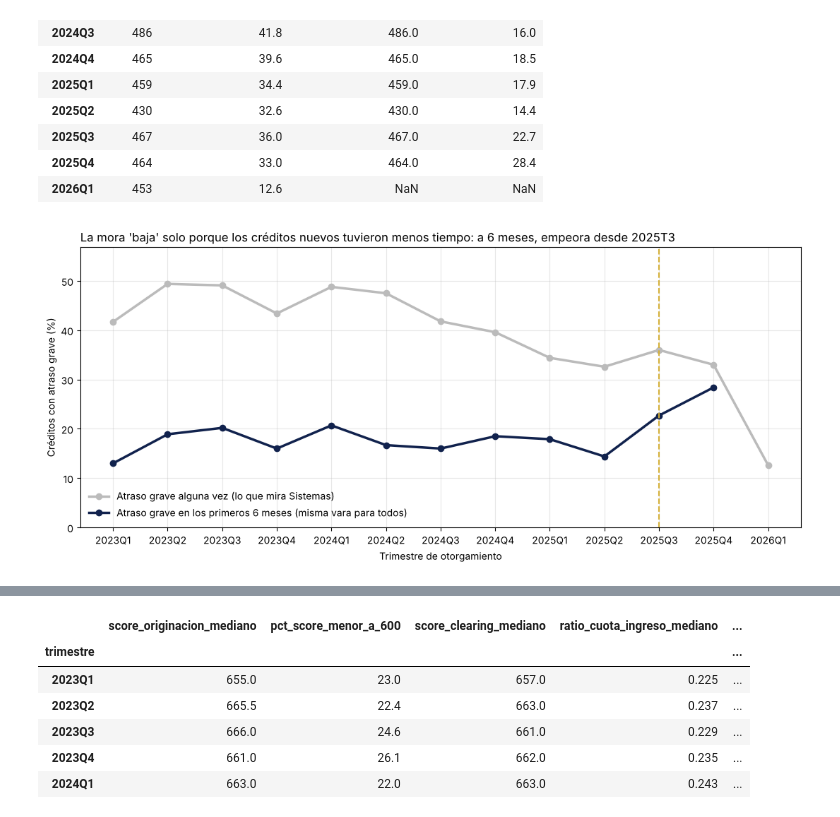
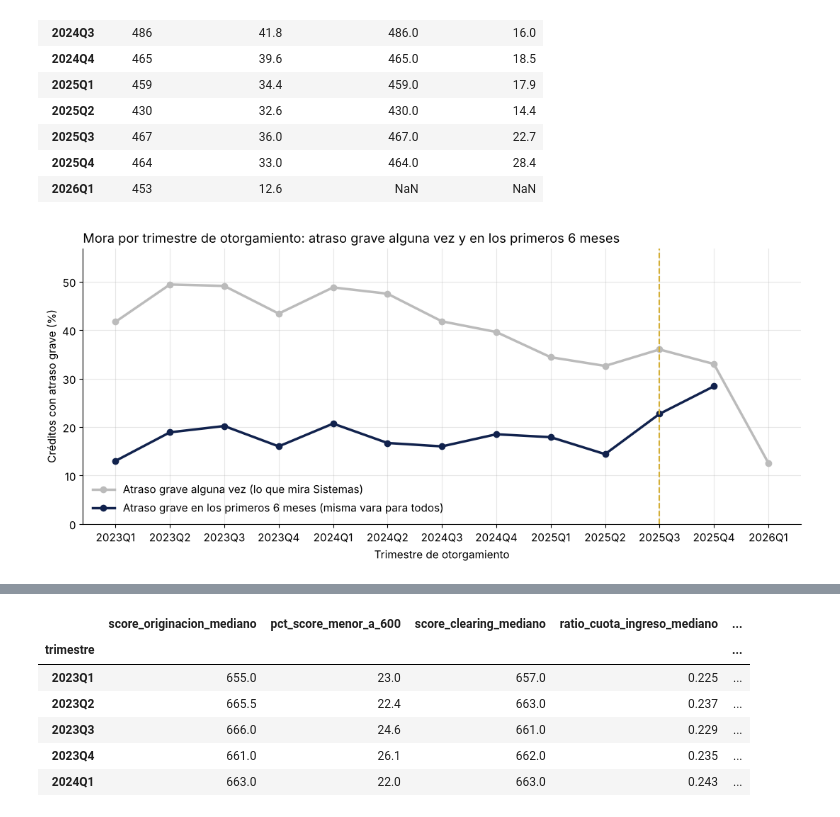
Before and after one commit to ncho06-a11y/proyecto-final-merli, a Jupyter notebook: notebooks/analisis_riesgo_credito.ipynb, the cells around one changed output, grey strips where cells are left out. Saved outputs shown, nothing was run; the diff lists cells and outputs as text; code cells hidden in the pictures.

```diff
--- a/notebooks/analisis_riesgo_credito.ipynb
+++ b/notebooks/analisis_riesgo_credito.ipynb
@@ -44,6 +38,9 @@ FORMATO_MES = "%Y-%m"
 PATRON_ISO = r"^\d{4}-\d{2}-\d{2}$"
 PATRON_DIA_MES_ANIO = r"^\d{2}/\d{2}/\d{4}$"
 
+# Los ids van como texto porque son etiquetas (no se suman). Las categóricas van como
+# texto y no como category: vienen escritas de varias maneras y se limpian en el 1.5.
+# Las numéricas con faltantes van como float64 porque int64 no admite NaN.
 TIPOS_CLIENTES = {
     "id_cliente": "str",
     "edad": "float64",  # tiene faltantes
@@ -93,8 +90,8 @@ COLUMNAS_FECHA_DOS_FORMATOS = ["fecha_alta_producto", "fecha_primer_atraso_grave
 TIPOS_TIPO_CAMBIO = {"tipo_cambio_usd": "float64", "valor_unidad_indexada": "float64"}
 FECHAS_TIPO_CAMBIO = {"mes": FORMATO_MES}
 
-# Categorías válidas de cada columna según el enunciado (los 19 departamentos de
-# Uruguay para departamento). Las uso para contar y para estandarizar.
+# Categorías válidas de cada columna según la descripción de los archivos (los 19
+# departamentos de Uruguay para departamento). Las uso para contar y para estandarizar.
 DEPARTAMENTOS_URUGUAY = [
     "Artigas", "Canelones", "Cerro Largo", "Colonia", "Durazno", "Flores",
     "Florida", "Lavalleja", "Maldonado", "Montevideo", "Paysandú", "Río Negro",
@@ -154,7 +151,7 @@ SIN_LIMITE = np.inf
 RANGOS_VALIDOS = {
     "edad": (18, 100),  # no se le presta a menores de 18
     "antiguedad_laboral_meses": (0, SIN_LIMITE),
-    "score_clearing": (300, 950),  # escala del Clearing según el enunciado
+    "score_clearing": (300, 950),  # escala del Clearing (datos/Info.txt)
     "score_originacion": (300, 950),
     "plazo_meses": (1, 360),  # hasta 30 años, el plazo de un hipotecario
     "monto_otorgado": (0, SIN_LIMITE),
@@ -196,11 +193,27 @@ SCORE_BAJO = 600  # mitad de la escala 300-950, cerca del primer cuartil de la c
 # Trimestre en que cambia la originación (2025T3); se justifica en el punto 3.3
 INICIO_DEL_QUIEBRE = pd.Timestamp("2025-07-01")
 
-# Gráficos (paleta del curso: gris para el contexto, un color para lo que importa)
+# Gráficos: gris para el contexto y un solo color para lo que importa
 RESOLUCION_GRAFICOS = 200
 AZUL = "#11224D"
 DORADO = "#D4AF37"
 GRIS = "#BBBBBB"
+
+# Configuración de los gráficos: sin bordes de más y fondo blanco
+plt.rcParams["axes.spines.top"] = False
+plt.rcParams["axes.spines.right"] = False
+plt.rcParams["font.size"] = 11
+pio.templates.default = "plotly_white"
+
+# Etapa 5: umbrales de la política de crédito (se justifican con las tablas del 5.1)
+SCORE_MINIMO = 550  # por debajo, la mora es de 31% a 44% con cualquier cuota
+TOPE_RATIO_CUOTA_INGRESO = 0.35  # desde acá la mora sube más de 8 puntos (3.2)
+SCORE_SIN_TOPE_DE_CUOTA = (
+    700  # desde 700 la mora queda bajo el promedio aun con cuota alta
+)
+SCORE_MINIMO_SIN_INGRESO = 650  # sin ingreso y score menor, la mora va de 26% a 44%
+# Créditos con garantía (la casa o el auto): su cuota es alta por naturaleza
+PRODUCTOS_CON_GARANTIA = ["Crédito hipotecario", "Préstamo automotor"]
 # %%
 def cargar_tabla(ruta, tipos_columnas, formatos_fecha):
     """Lee un CSV declarando el tipo de cada columna y el formato de cada fecha."""
@@ -1949,34 +1784,34 @@ ax.plot(
     color=GRIS,
     linewidth=2.5,
     marker="o",
     label="Atraso grave alguna vez (lo que mira Sistemas)",
 )
 ax.plot(
     mora_por_trimestre.index,
     mora_por_trimestre["pct_mora_6_meses"],
     color=AZUL,
     linewidth=2.5,
     marker="o",
     label="Atraso grave en los primeros 6 meses (misma vara para todos)",
 )
 ax.axvline("2025Q3", color=DORADO, linestyle="--", linewidth=1.5)
 ax.set_title(
-    "La mora 'baja' solo porque los créditos nuevos tuvieron menos tiempo: "
-    "a 6 meses, empeora desde 2025T3",
+    "Mora por trimestre de otorgamiento: atraso grave alguna vez "
+    "y en los primeros 6 meses",
     loc="left",
 )
 ax.set_xlabel("Trimestre de otorgamiento")
 ax.set_ylabel("Créditos con atraso grave (%)")
 ax.set_ylim(0, mora_por_trimestre["pct_mora_alguna_vez"].max() * 1.15)
 ax.legend(frameon=False)
 ax.grid(alpha=0.3)
 fig.tight_layout()
 fig.savefig(
     CARPETA_SALIDAS / "mora_por_trimestre.png",
     dpi=RESOLUCION_GRAFICOS,
     bbox_inches="tight",
 )
 plt.show()
 # %% [output]
-[figure, old version]
+[figure, new version]
 # %% [markdown]
```
Also changed, not shown: parts of 74 cells of this notebook, 6 other files.
